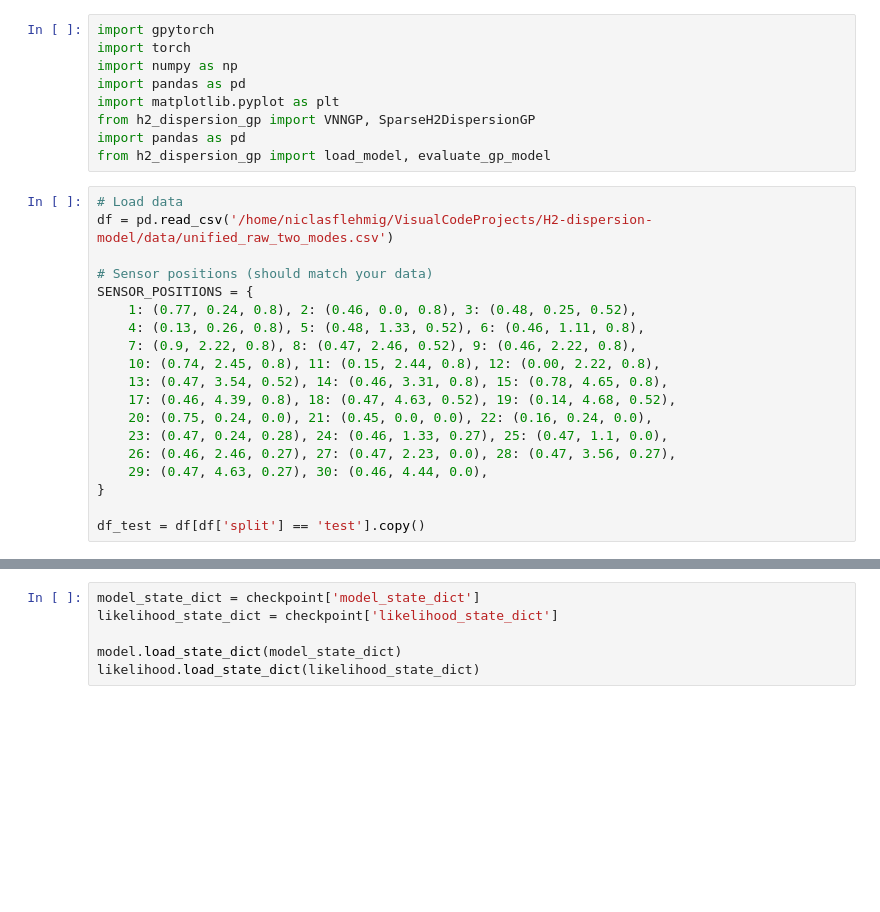
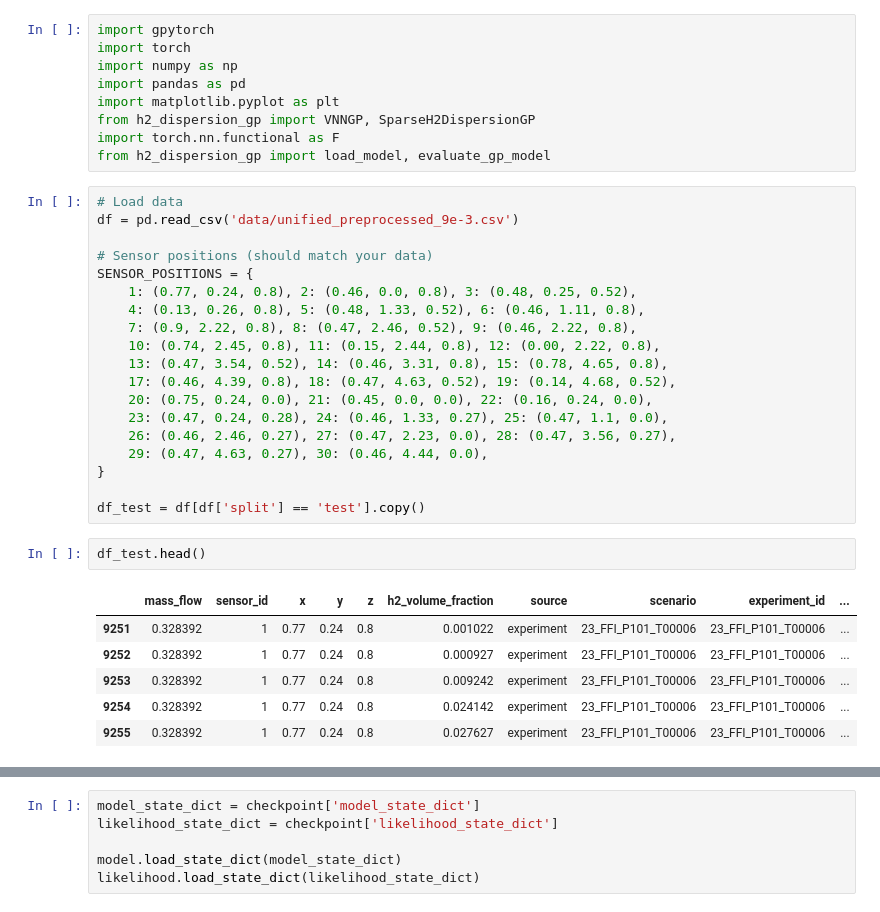
Before and after one commit to nicmig/H2-dispersion-model, a Jupyter notebook: kernel_analysis.ipynb, the cells around one changed output, grey strips where cells are left out. Drawn from its saved outputs; the diff is of its cells as text; blank space fills up the shorter version.

```diff
--- a/kernel_analysis.ipynb
+++ b/kernel_analysis.ipynb
@@ -5,11 +5,11 @@ import numpy as np
 import pandas as pd
 import matplotlib.pyplot as plt
 from h2_dispersion_gp import VNNGP, SparseH2DispersionGP
-import pandas as pd
+import torch.nn.functional as F
 from h2_dispersion_gp import load_model, evaluate_gp_model
 # %%
 # Load data
-df = pd.read_csv('/home/niclasflehmig/VisualCodeProjects/H2-dispersion-model/data/unified_raw_two_modes.csv')
+df = pd.read_csv('data/unified_preprocessed_9e-3.csv')
 
 # Sensor positions (should match your data)
 SENSOR_POSITIONS = {
@@ -26,3 +26,12 @@ SENSOR_POSITIONS = {
 }
 
 df_test = df[df['split'] == 'test'].copy()
+# %%
+df_test.head()
+# %% [output]
+|  | mass_flow | sensor_id | x | y | z | h2_volume_fraction | source | scenario | experiment_id | ... |
+| 9251 | 0.328392 | 1 | 0.77 | 0.24 | 0.8 | 0.001022 | experiment | 23_FFI_P101_T00006 | 23_FFI_P101_T00006 | ... |
+| 9252 | 0.328392 | 1 | 0.77 | 0.24 | 0.8 | 0.000927 | experiment | 23_FFI_P101_T00006 | 23_FFI_P101_T00006 | ... |
+| 9253 | 0.328392 | 1 | 0.77 | 0.24 | 0.8 | 0.009242 | experiment | 23_FFI_P101_T00006 | 23_FFI_P101_T00006 | ... |
+| 9254 | 0.328392 | 1 | 0.77 | 0.24 | 0.8 | 0.024142 | experiment | 23_FFI_P101_T00006 | 23_FFI_P101_T00006 | ... |
+| 9255 | 0.328392 | 1 | 0.77 | 0.24 | 0.8 | 0.027627 | experiment | 23_FFI_P101_T00006 | 23_FFI_P101_T00006 | ... |
```
Also changed, not shown: parts of 37 cells of this notebook, 6 other files.
